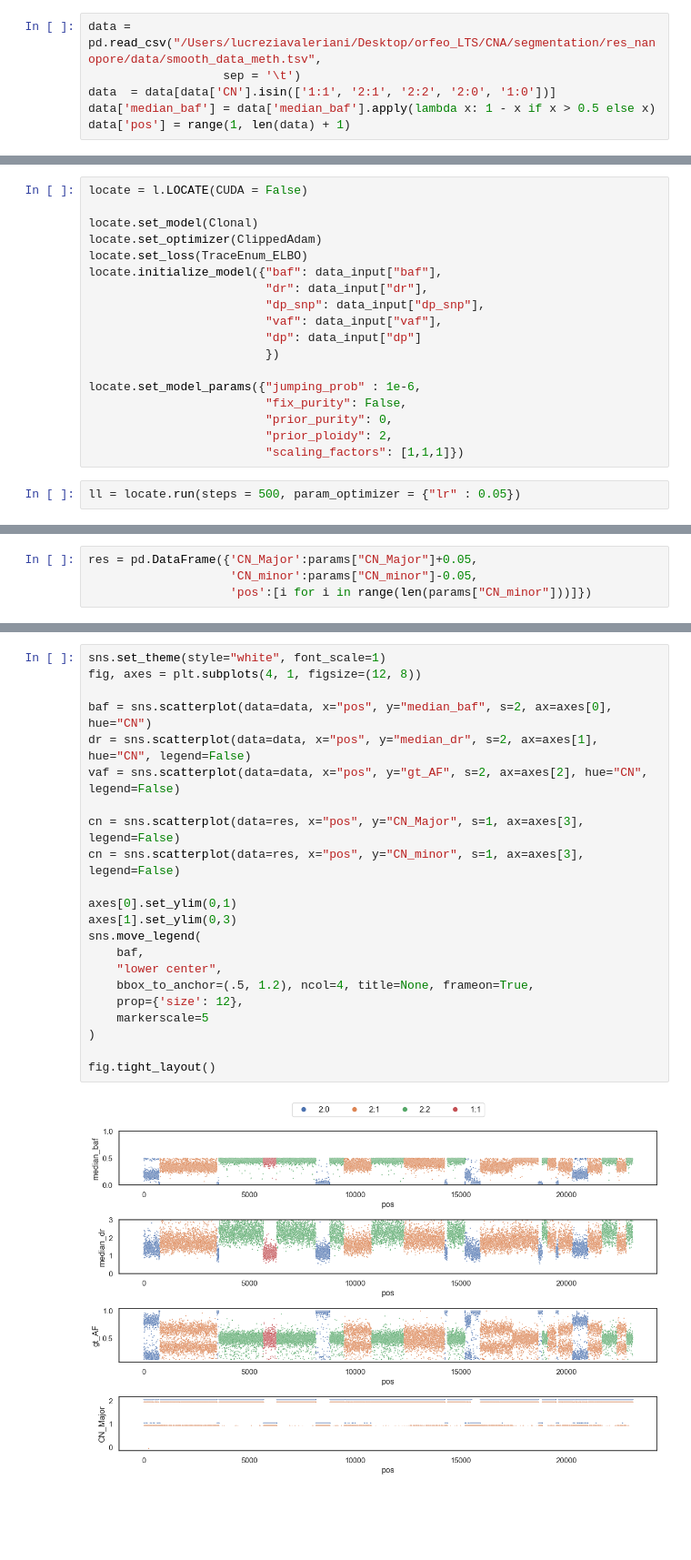
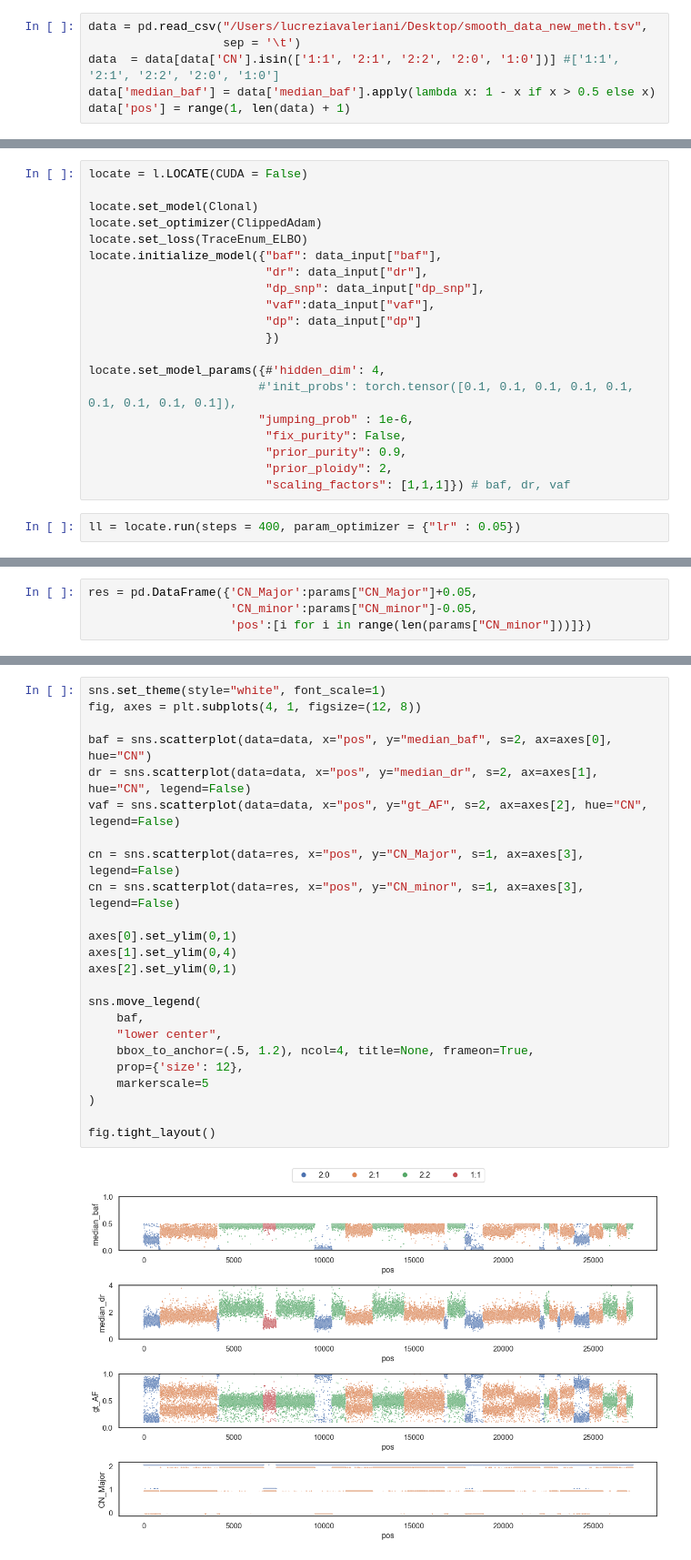
Before and after one commit to valerianilucrezia/locate, a Jupyter notebook: real_data.ipynb, the cells around one changed output, grey strips where cells are left out. Shown at 91% size. Cells and saved outputs as stored; diff of their text form; blank space fills up the shorter version.

```diff
--- a/real_data.ipynb
+++ b/real_data.ipynb
@@ -12,9 +12,9 @@ import numpy as np
 import seaborn as sns
 import matplotlib.pyplot as plt
 # %%
-data = pd.read_csv("/Users/lucreziavaleriani/Desktop/orfeo_LTS/CNA/segmentation/res_nanopore/data/smooth_data_meth.tsv",
+data = pd.read_csv("/Users/lucreziavaleriani/Desktop/smooth_data_new_meth.tsv",
                    sep = '\t')
-data  = data[data['CN'].isin(['1:1', '2:1', '2:2', '2:0', '1:0'])]
+data  = data[data['CN'].isin(['1:1', '2:1', '2:2', '2:0', '1:0'])] #['1:1', '2:1', '2:2', '2:0', '1:0']
 data['median_baf'] = data['median_baf'].apply(lambda x: 1 - x if x > 0.5 else x)
 data['pos'] = range(1, len(data) + 1)
 # %%
@@ -57,17 +60,19 @@ locate.set_loss(TraceEnum_ELBO)
 locate.initialize_model({"baf": data_input["baf"],
                          "dr": data_input["dr"],
                          "dp_snp": data_input["dp_snp"],
-                         "vaf": data_input["vaf"],
+                         "vaf":data_input["vaf"],
                          "dp": data_input["dp"]
                          })
 
-locate.set_model_params({"jumping_prob" : 1e-6,
+locate.set_model_params({#'hidden_dim': 4,
+                        #'init_probs': torch.tensor([0.1, 0.1, 0.1, 0.1, 0.1, 0.1, 0.1, 0.1, 0.1]),
+                        "jumping_prob" : 1e-6,
                          "fix_purity": False,
-                         "prior_purity": 0,
+                         "prior_purity": 0.9,
                          "prior_ploidy": 2,
-                         "scaling_factors": [1,1,1]})
+                         "scaling_factors": [1,1,1]}) # baf, dr, vaf
 # %%
-ll = locate.run(steps = 500, param_optimizer = {"lr" : 0.05})
+ll = locate.run(steps = 400, param_optimizer = {"lr" : 0.05})
 # %% [output]
 Done!
 # %%
@@ -87,24 +101,26 @@ res = pd.DataFrame({'CN_Major':params["CN_Major"]+0.05,
 # %%
 sns.set_theme(style="white", font_scale=1)
 fig, axes = plt.subplots(4, 1, figsize=(12, 8))
 
 baf = sns.scatterplot(data=data, x="pos", y="median_baf", s=2, ax=axes[0], hue="CN")
 dr = sns.scatterplot(data=data, x="pos", y="median_dr", s=2, ax=axes[1], hue="CN", legend=False)
 vaf = sns.scatterplot(data=data, x="pos", y="gt_AF", s=2, ax=axes[2], hue="CN", legend=False)
 
 cn = sns.scatterplot(data=res, x="pos", y="CN_Major", s=1, ax=axes[3], legend=False)
 cn = sns.scatterplot(data=res, x="pos", y="CN_minor", s=1, ax=axes[3], legend=False)
 
 axes[0].set_ylim(0,1)
-axes[1].set_ylim(0,3)
+axes[1].set_ylim(0,4)
+axes[2].set_ylim(0,1)
+
 sns.move_legend(
     baf,
     "lower center",
     bbox_to_anchor=(.5, 1.2), ncol=4, title=None, frameon=True,
     prop={'size': 12},
     markerscale=5
 )
 
 fig.tight_layout()
 # %% [output]
-[figure, old version]
+[figure, new version]
```
Also changed, not shown: parts of 5 cells of this notebook, 2 other files.
